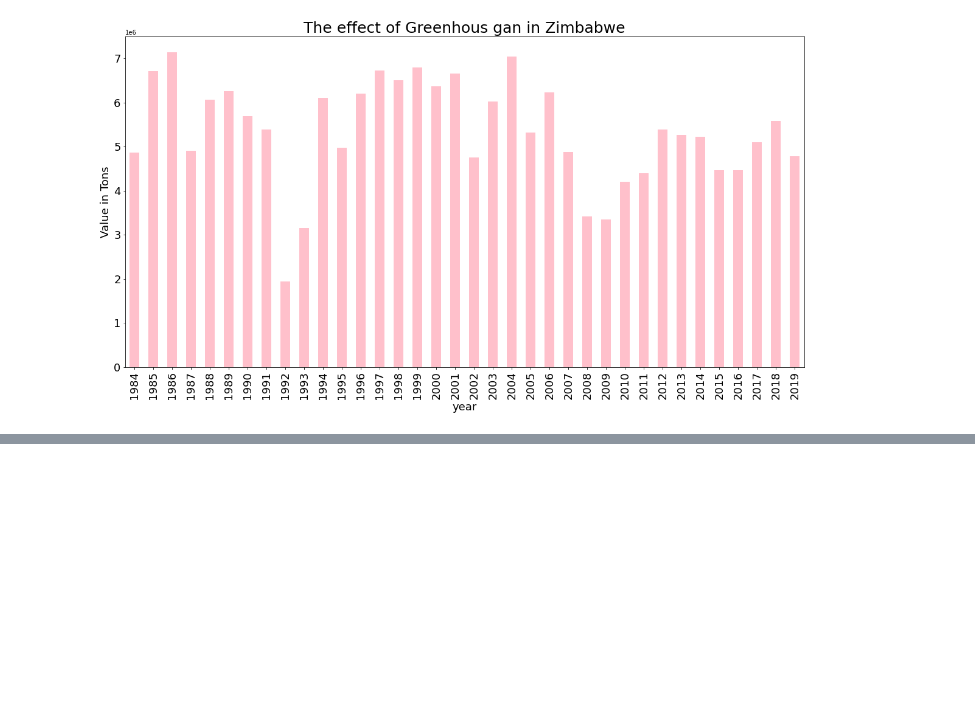
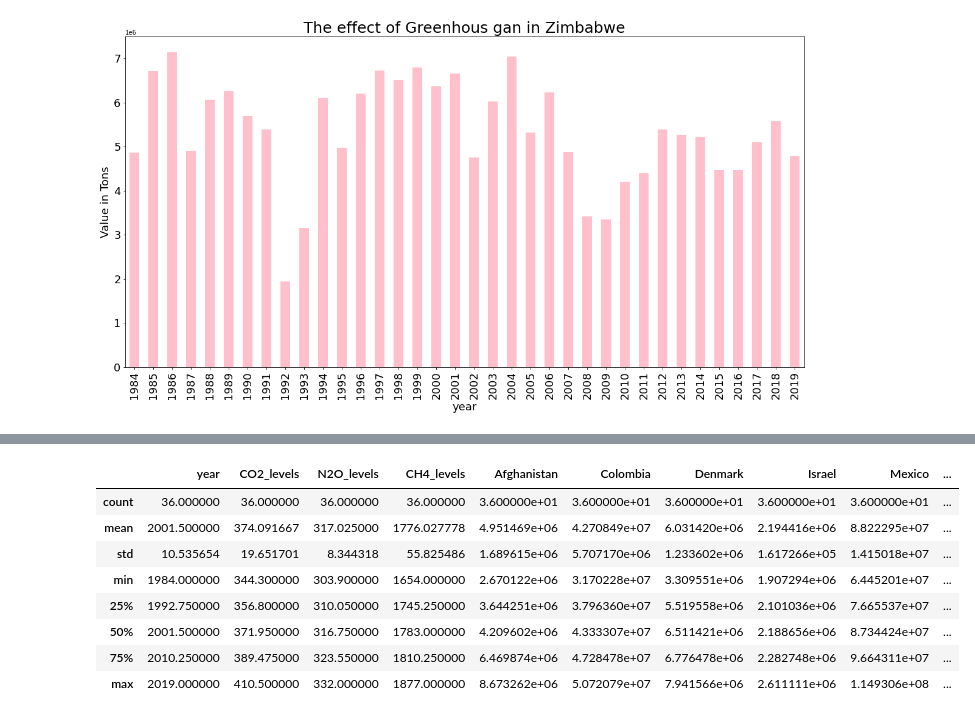
Before and after one commit to InbarIsraeli/Data-science-project, a Jupyter notebook: Visualization_Gas_State.ipynb, the cells around one changed output, grey strips where cells are left out. Cells and saved outputs as stored; diff of their text form; code cells hidden in the pictures; blank space fills up the shorter version.

```diff
--- a/Visualization_Gas_State.ipynb
+++ b/Visualization_Gas_State.ipynb
@@ -99,0 +120,12 @@ Text(0.5, 0, 'year')
+# %%
+df_gas_State.describe()
+# %% [output]
+|  | year | CO2_levels | N2O_levels | CH4_levels | Afghanistan | Colombia | Denmark | Israel | Mexico | ... |
+| count | 36.000000 | 36.000000 | 36.000000 | 36.000000 | 3.600000e+01 | 3.600000e+01 | 3.600000e+01 | 3.600000e+01 | 3.600000e+01 | ... |
+| mean | 2001.500000 | 374.091667 | 317.025000 | 1776.027778 | 4.951469e+06 | 4.270849e+07 | 6.031420e+06 | 2.194416e+06 | 8.822295e+07 | ... |
+| std | 10.535654 | 19.651701 | 8.344318 | 55.825486 | 1.689615e+06 | 5.707170e+06 | 1.233602e+06 | 1.617266e+05 | 1.415018e+07 | ... |
+| min | 1984.000000 | 344.300000 | 303.900000 | 1654.000000 | 2.670122e+06 | 3.170228e+07 | 3.309551e+06 | 1.907294e+06 | 6.445201e+07 | ... |
+| 25% | 1992.750000 | 356.800000 | 310.050000 | 1745.250000 | 3.644251e+06 | 3.796360e+07 | 5.519558e+06 | 2.101036e+06 | 7.665537e+07 | ... |
+| 50% | 2001.500000 | 371.950000 | 316.750000 | 1783.000000 | 4.209602e+06 | 4.333307e+07 | 6.511421e+06 | 2.188656e+06 | 8.734424e+07 | ... |
+| 75% | 2010.250000 | 389.475000 | 323.550000 | 1810.250000 | 6.469874e+06 | 4.728478e+07 | 6.776478e+06 | 2.282748e+06 | 9.664311e+07 | ... |
+| max | 2019.000000 | 410.500000 | 332.000000 | 1877.000000 | 8.673262e+06 | 5.072079e+07 | 7.941566e+06 | 2.611111e+06 | 1.149306e+08 | ... |
```
Also changed, not shown: parts of 4 cells of this notebook.
